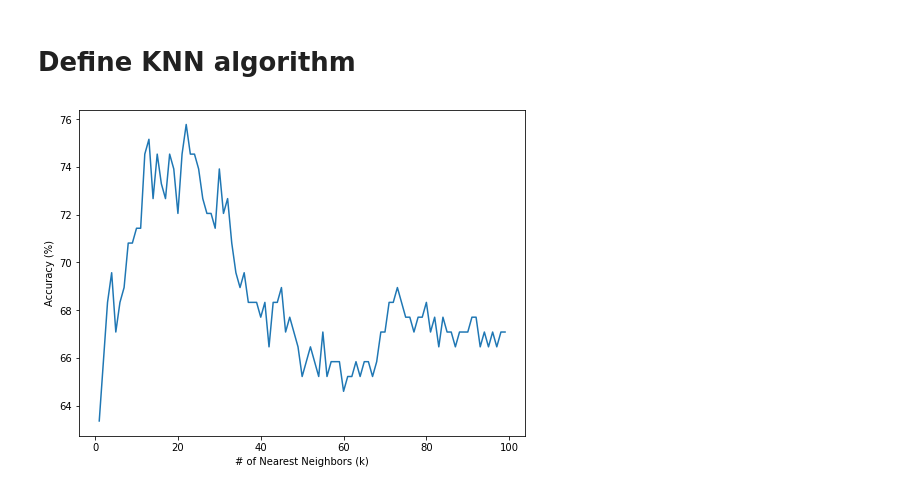
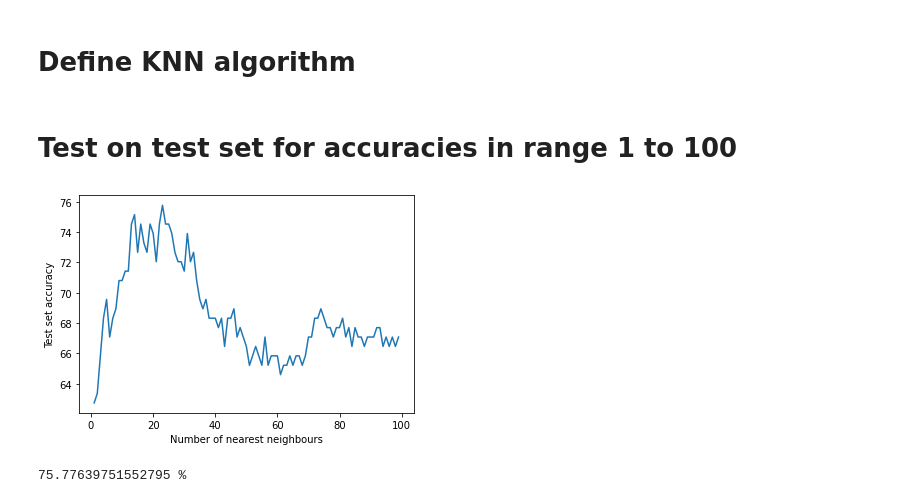
Before and after one commit to yashy3nugu/KNN-scratch, a Jupyter notebook: KNN.ipynb, the cells around one changed output. Saved outputs shown, nothing was run; the diff lists cells and outputs as text; code cells hidden in the pictures.

Commit message:
Tested on train set for K in range 0 to 100

```diff
--- a/KNN.ipynb
+++ b/KNN.ipynb
@@ -83,7 +83,7 @@ def fetch_neighbours(test_vector,train_data,K):
 
     #distances.sort(key=lambda x: x[1])
 
-    neighbours = distances[:K+1]
+    neighbours = distances[:K]
 
     return neighbours
 # %%
@@ -108,5 +108,7 @@ def get_accuracy(test_data,test_labels,train_data,train_labels,K):
         if predictions[i] == test_labels[i]:
             count += 1
 
-    return (count/len(test_labels))*100
+    return str(np.sum(predictions==test_labels)/len(test_labels)*100) + ' %'
+# %% [markdown]
+# Test on test set for accuracies in range 1 to 100
 # %%
@@ -114,10 +116,13 @@ accuracies = []
 for i in range(1,100):
     accuracies.append(get_accuracy(X_test,y_test,X_train,y_train,i))
-# %%
-
-fig, ax = plt.subplots(figsize=(8,6))
-ax.plot(range(1,100), accuracies)
-ax.set_xlabel('# of Nearest Neighbors (k)')
-ax.set_ylabel('Accuracy (%)');
-# %% [output]
-[figure, removed]
+# %%
+plt.plot(range(1,100),accuracies)
+plt.xlabel('Number of nearest neighbours')
+plt.ylabel('Test set accuracy')
+plt.show()
+# %% [output]
+[figure, added]
+# %%
+print(get_accuracy(X_test,y_test,X_train,y_train,23))
+# %% [output]
+75.77639751552795 %
```
Also changed, not shown: parts of 1 cell of this notebook.
